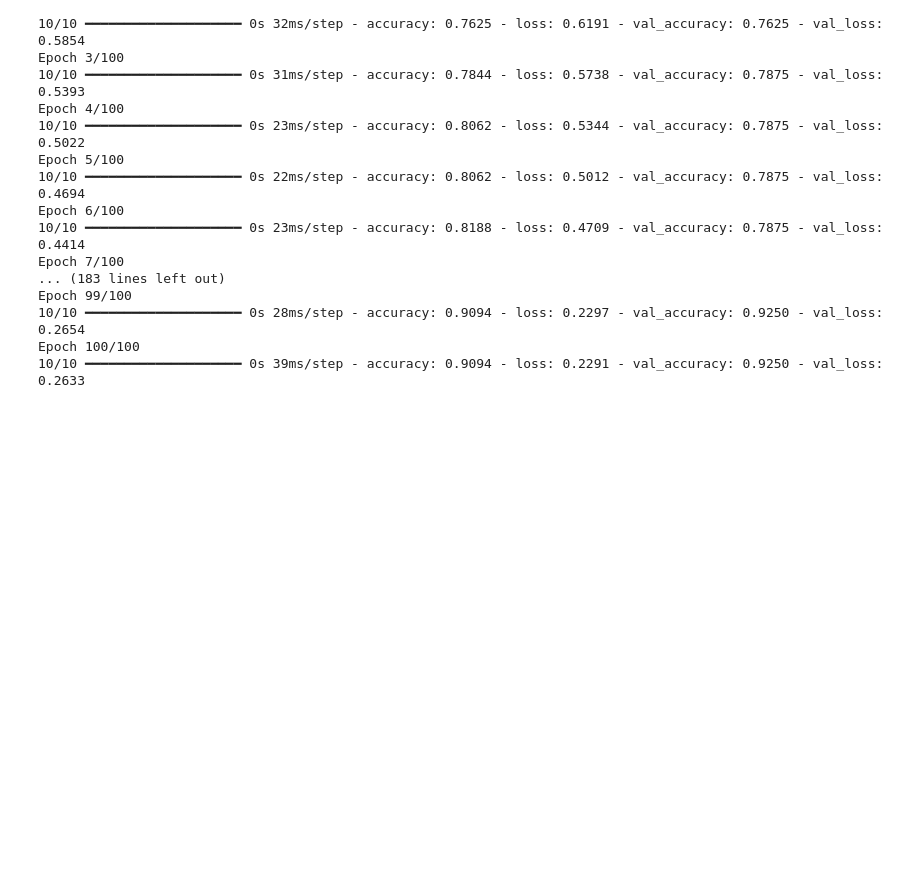
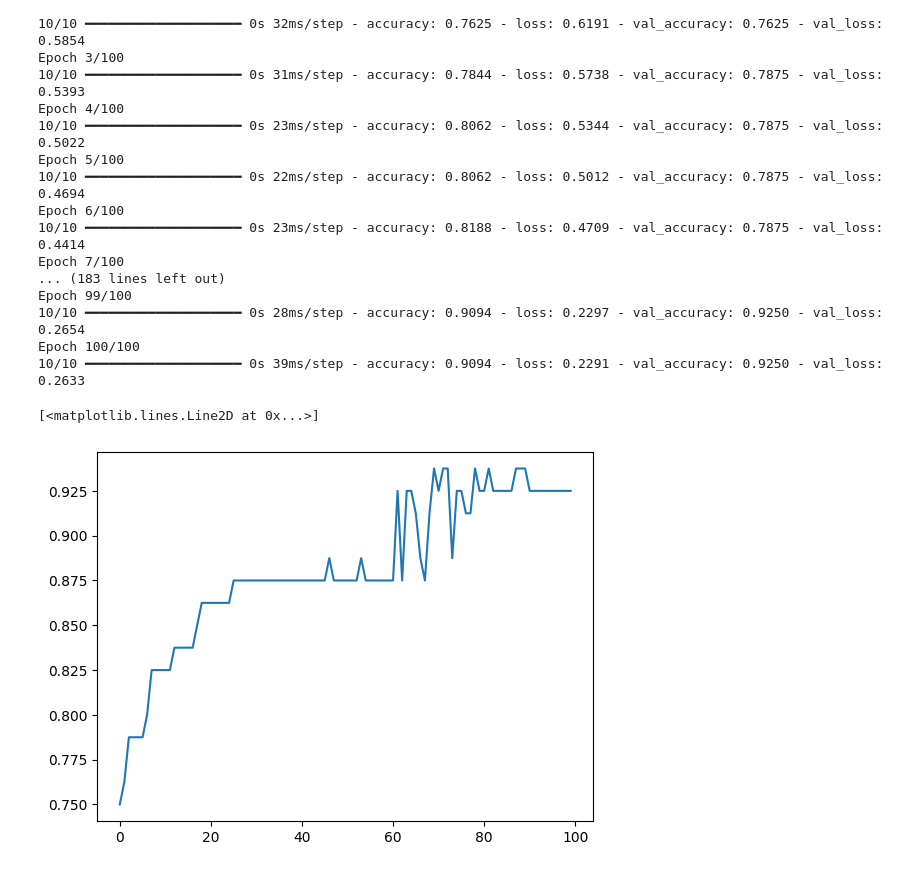
Before and after one commit to SwaroopDangal/DL-learn, a Jupyter notebook: 8.Feature-Scaling/scaling.ipynb, the cells around one changed output. Cells and saved outputs as stored; diff of their text form; code cells hidden in the pictures; blank space fills up the shorter version.

Commit message:
visualizing accuracy of scaled model

```diff
--- a/8.Feature-Scaling/scaling.ipynb
+++ b/8.Feature-Scaling/scaling.ipynb
@@ -118,3 +118,9 @@ Epoch 99/100
 10/10 ━━━━━━━━━━━━━━━━━━━━ 0s 28ms/step - accuracy: 0.9094 - loss: 0.2297 - val_accuracy: 0.9250 - val_loss: 0.2654
 Epoch 100/100
 10/10 ━━━━━━━━━━━━━━━━━━━━ 0s 39ms/step - accuracy: 0.9094 - loss: 0.2291 - val_accuracy: 0.9250 - val_loss: 0.2633
+# %%
+import matplotlib.pyplot as plt
+plt.plot(history.history['val_accuracy'])
+# %% [output]
+[<matplotlib.lines.Line2D at 0x...>]
+[figure, added]
```
